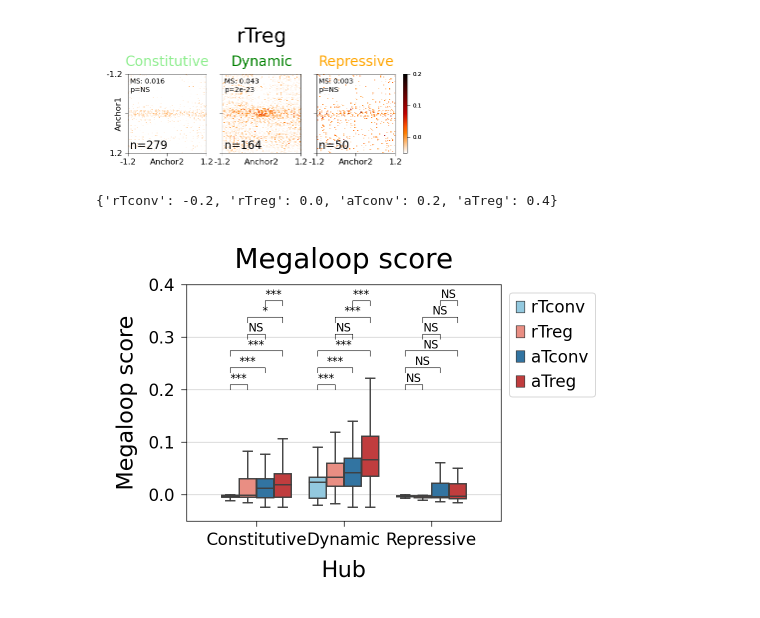
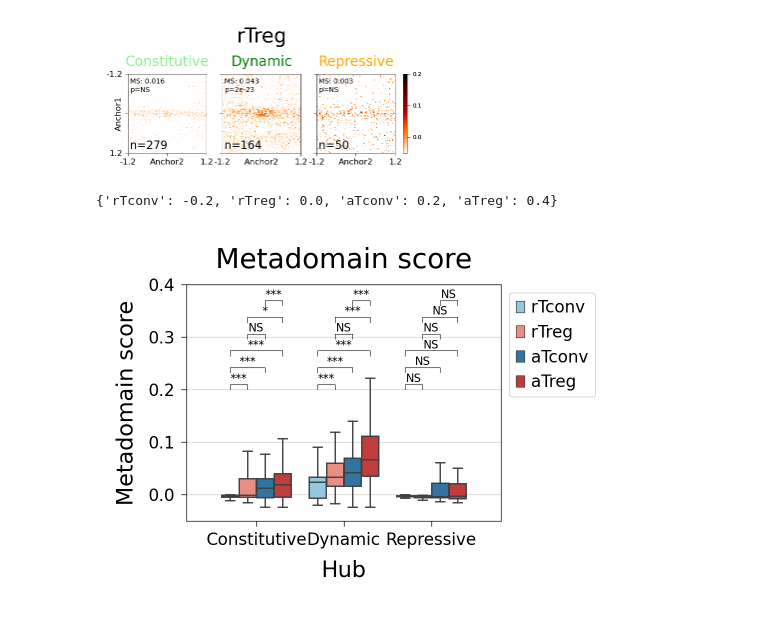
Before and after one commit to pritykinlab/metadomain_paper, a Jupyter notebook: pileups/Pileup_Active and Resting Hub Pileup.ipynb, the cells around one changed output. Drawn from its saved outputs; the diff is of its cells as text; code cells hidden in the pictures.

```diff
--- a/pileups/Pileup_Active and Resting Hub Pileup.ipynb
+++ b/pileups/Pileup_Active and Resting Hub Pileup.ipynb
@@ -10,16 +10,13 @@ reload(make_figure4)
 from make_figure4 import *
 import pickle
 
-goodinds = pickle.load(open('./for_snipping/goodinds', 'rb'))
-merged_clustdict = pickle.load(open('./for_snipping/merged_clustdict', 'rb'))
-merged_inds_to_subset = pickle.load(open('./for_snipping/merged_inds_to_subset', 'rb'))
+goodinds = pickle.load(open('./intermediate_files/goodinds', 'rb'))
+merged_clustdict = pickle.load(open('./intermediate_files/merged_clustdict', 'rb'))
+merged_inds_to_subset = pickle.load(open('./intermediate_files/merged_inds_to_subset', 'rb'))
 
-
-cooldict_50kb = pickle.load(open('./for_snipping/cooldict_50kb', 'rb'))
-ind_to_gene = pickle.load(open('./for_snipping/ind_to_gene', 'rb'))
-all_ind_to_region = pickle.load(open('./for_snipping/all_ind_to_region', 'rb'))
-
-my_treg_comp = pickle.load(open('./for_snipping/my_treg_comp', 'rb'))
+cooldict_50kb = pickle.load(open('./intermediate_files/cooldict_50kb', 'rb'))
+ind_to_gene = pickle.load(open('./intermediate_files/ind_to_gene', 'rb'))
+all_ind_to_region = pickle.load(open('./intermediate_files/all_ind_to_region', 'rb'))
 # %%
 %load_ext autoreload
 %autoreload
@@ -383,33 +383,33 @@ for u in [0, 4, 18]:
     idx = (inter_all_metadata['cluster1']==u) & (inter_all_metadata['cluster2']==u)
     data = pd.DataFrame()
     for key in inter_all_mat_dict:
         difference = all_results_dicts[key][u]['v_middle'] - all_results_dicts[key][u]['v_outside']
         data[key] = difference
     data['cluster'] = columns_to_names[u]
     all_datas.append(data)
 
 data = pd.concat(all_datas, axis=0)
 data = data.melt('cluster')
 
 hue_order = ['rTconv', 'rTreg', 'aTconv', 'aTreg']
 order = ['Constitutive', 'Dynamic', 'Repressive']
 pairs = [((x, h1), (x, h2)) for x in order for h1, h2 in combinations(hue_order, 2)]
 
 fig, axs = init_subplots_exact(1, 1, fgsz=(40*mm, 30*mm), dpi = 200)
 sns.boxplot(data=data, x='cluster', y='value', hue='variable', fliersize=0,
            hue_order = hue_order,
            palette=['skyblue', 'salmon', 'tab:blue', 'tab:red'])
 plt.ylim([-.05, .4])
 plt.gca().set_axisbelow(True)
 add_stat_annotation(plt.gca(), data, 'cluster', 'value', 'variable', order, hue_order, pairs,
                    ymax=.18, delta=.16,
                    d = .1, offset_d = .2)
 
 plt.legend(bbox_to_anchor=(1, 1))
 plt.xlabel("Hub")
-plt.ylabel("metadomain score")
-plt.title("metadomain score")
+plt.ylabel("Metadomain score")
+plt.title("Metadomain score")
 fig.savefig('./plots/active_rest_pileup/ikzf2_quantification.pdf', bbox_inches = 'tight')
 # %% [output]
 {'rTconv': -0.2, 'rTreg': 0.0, 'aTconv': 0.2, 'aTreg': 0.4}
-[figure, old version]
+[figure, new version]
```
Also changed, not shown: parts of 5 cells of this notebook, 8 other files.
